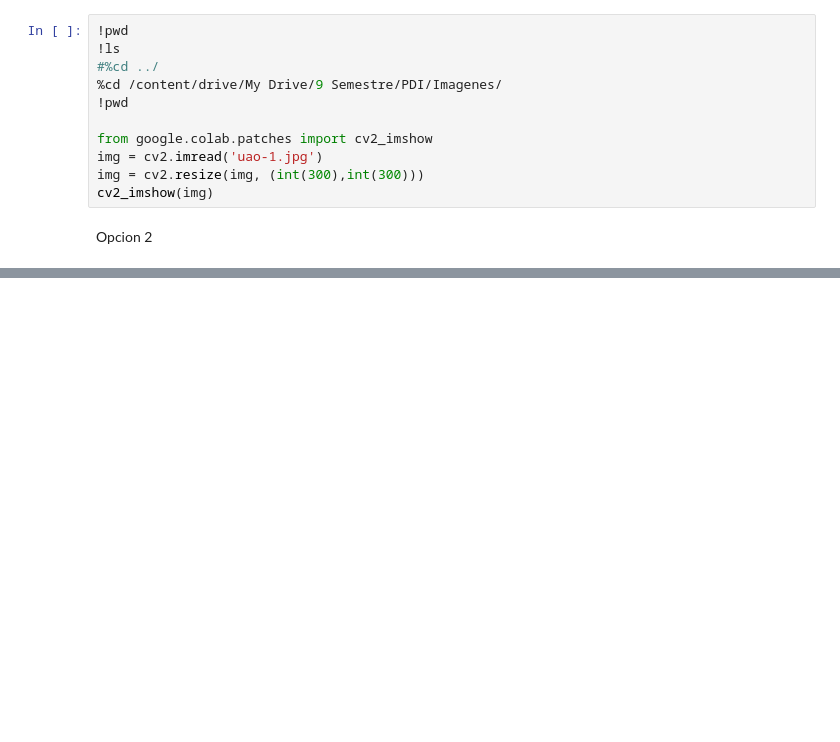
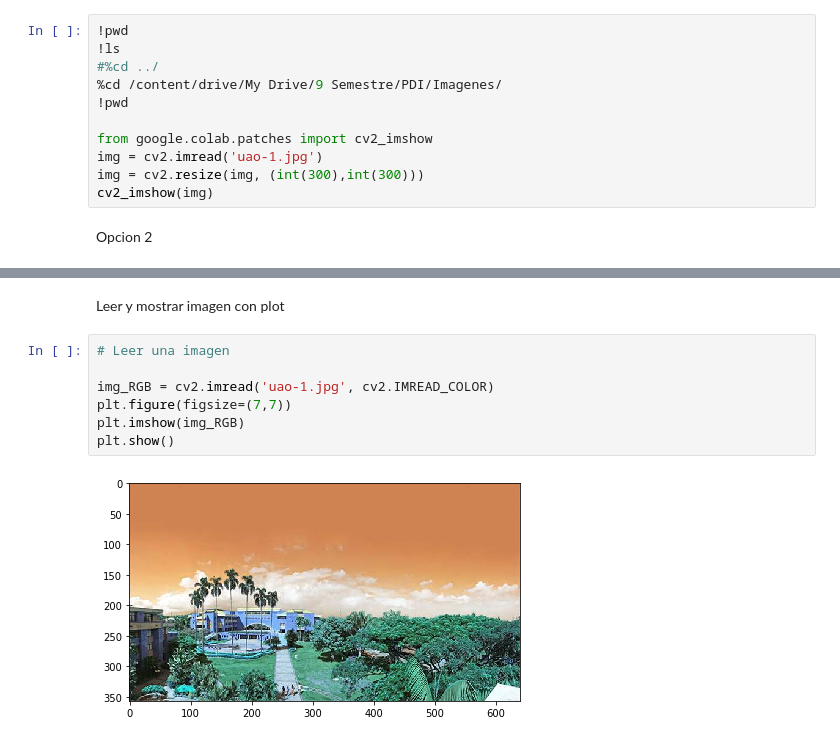
Before and after one commit to kevinmarmolejo28/Carrera, a Jupyter notebook: PDI.ipynb, the cells around one changed output, grey strips where cells are left out. Saved outputs shown, nothing was run; the diff lists cells and outputs as text; blank space fills up the shorter version.

```diff
--- a/PDI.ipynb
+++ b/PDI.ipynb
@@ -49,0 +57,11 @@ os.chdir(path)
+# %% [markdown]
+Leer y mostrar imagen con plot
+# %%
+# Leer una imagen
+
+img_RGB = cv2.imread('uao-1.jpg', cv2.IMREAD_COLOR)
+plt.figure(figsize=(7,7))
+plt.imshow(img_RGB)
+plt.show()
+# %% [output]
+[figure, added]
```
Also changed, not shown: parts of 1 cell of this notebook.
